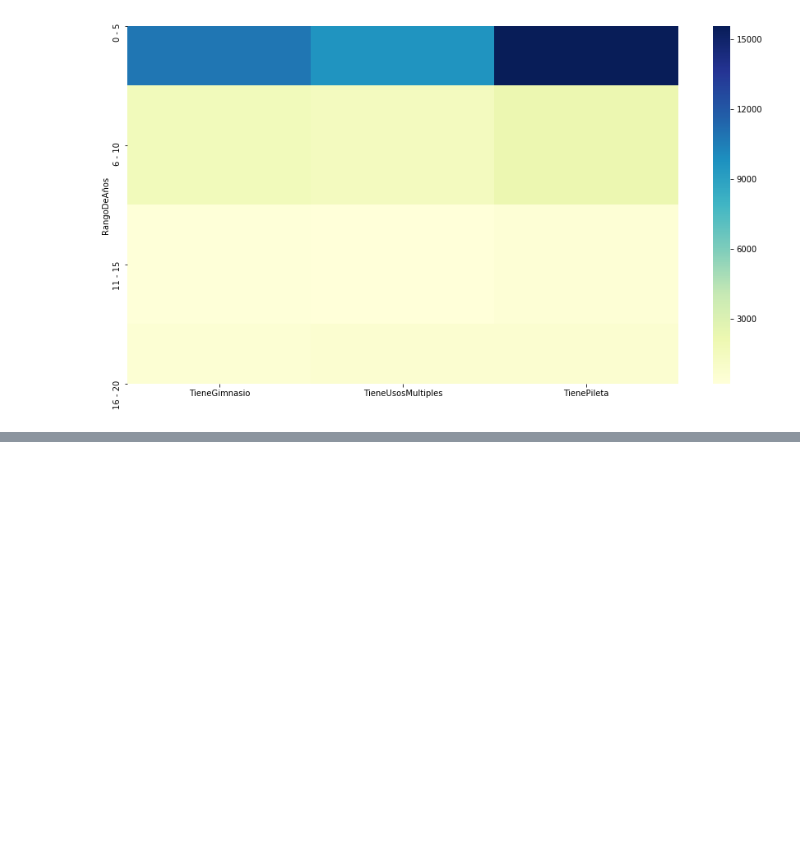
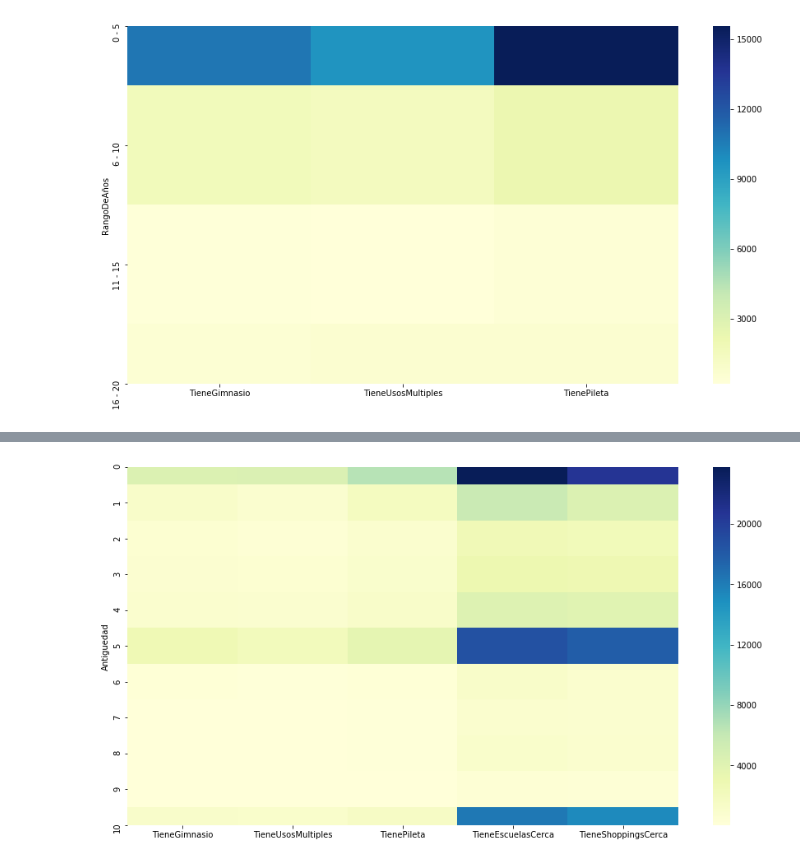
Before and after one commit to komod0/TPs-Org.Datos, a Jupyter notebook: tp1/nbfacundo.ipynb, the cells around one changed output, grey strips where cells are left out. Cells and saved outputs as stored; diff of their text form; code cells hidden in the pictures; blank space fills up the shorter version.

Commit message:
Se agregó Visualización de cantidad de comodidades por año. - Se nota que la proporción de comodidades propias es pequeña comparada con las compartidas: Escuelas y Shoppings

```diff
--- a/tp1/nbfacundo.ipynb
+++ b/tp1/nbfacundo.ipynb
@@ -925,3 +925,13 @@ plot = sb.heatmap(df_comodidad_agrupada[['TieneGimnasio', 'TieneUsosMultiples',
                   cmap = 'YlGnBu', cbar = True)
 # %% [output]
 [figure]
+# %%
+# Ahora se agrupa por años de antigüedad
+df_comodidad_agrupada = df_comodidad\
+    .groupby('Antiguedad')\
+    .agg({'TieneGimnasio':'sum', \
+          'TieneUsosMultiples':'sum', \
+          'TienePileta':'sum', \
+          'TieneEscuelasCerca':'sum', \
+          'TieneShoppingsCerca':'sum'})\
+    .copy()
@@ -927,0 +953,6 @@ plot = sb.heatmap(df_comodidad_agrupada[['TieneGimnasio', 'TieneUsosMultiples',
+# %%
+# Se visualiza un heatmap con 10 años de antigüedad
+plt.figure(figsize=(15,8))
+plot = sb.heatmap(df_comodidad_agrupada[0:11], cmap = 'YlGnBu', cbar = True)
+# %% [output]
+[figure, added]
```
Also changed, not shown: parts of 15 cells of this notebook.
